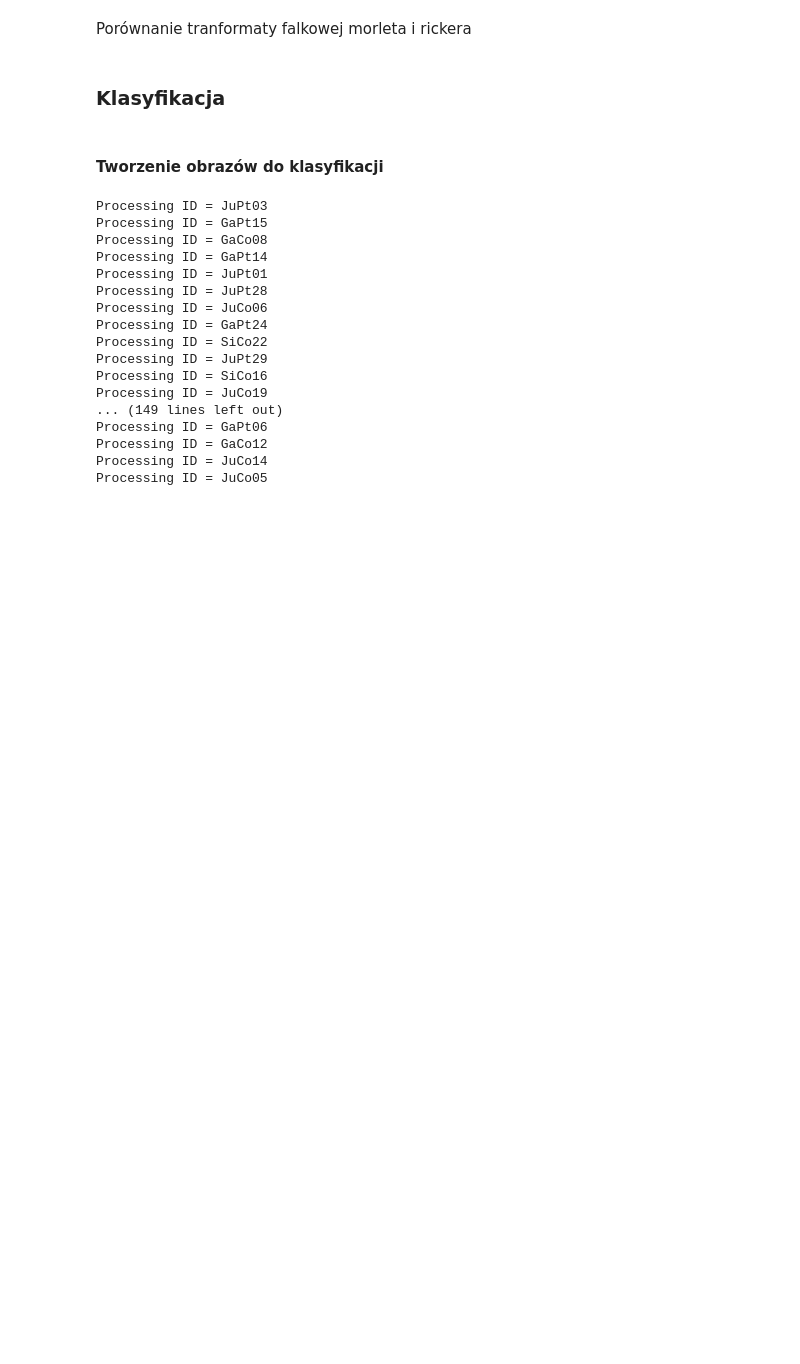
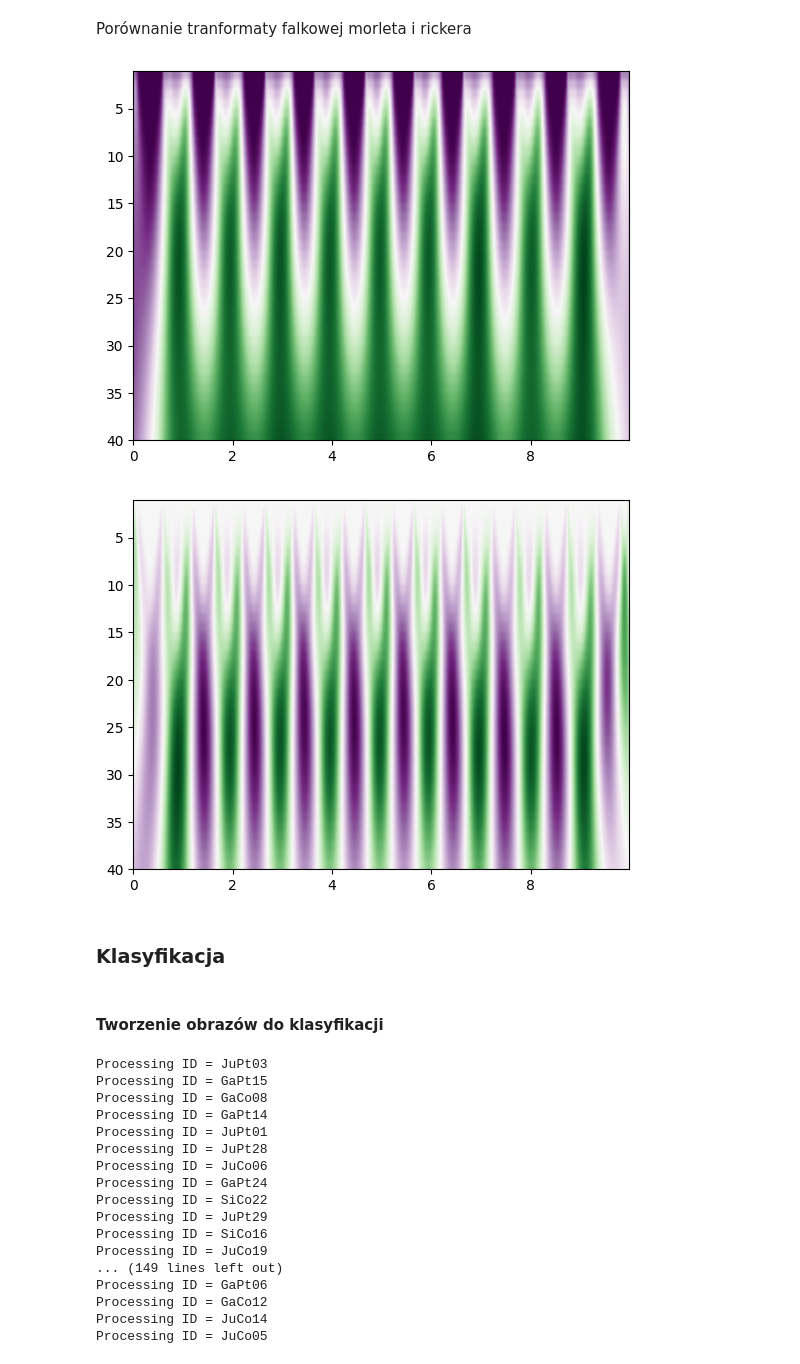
Before and after one commit to kaczmarekkacper/Parkinson-resnet, a Jupyter notebook: Parkinson.ipynb, the cells around one changed output. Drawn from its saved outputs; the diff is of its cells as text; code cells hidden in the pictures; blank space fills up the shorter version.

```diff
--- a/Parkinson.ipynb
+++ b/Parkinson.ipynb
@@ -180,35 +223,38 @@ Porównanie tranformaty falkowej morleta i rickera
 # %%
 import matplotlib.pyplot as plt
 from scipy import signal
 import numpy as np
 
 healthy_patient_id = "GaCo16"
 parkinson_patient_id = "GaPt26"
 
 healthy_record = records[healthy_patient_id]["data1"]
 
 # sample_number = 4034
 sample_number = 1000
 
 y_healthy = healthy_record.Force_Left.head(sample_number)
 x_healthy = healthy_record.Time.head(sample_number)
 
 
-width = 100
+width = 40
 
-w = 0.0
+w = 0
 widths = np.arange(1, width)
-cwtmatr = signal.cwt(y_healthy, signal.morlet2, widths, w=w)
+cwtmatr = signal.cwt(y_healthy, signal.morlet2, widths, dtype='float64', w=w)
 
 plt.figure()
-plt.imshow(abs(cwtmatr), extent=[0, x_healthy.values[-1], width, 1], cmap='PRGn', aspect='auto', vmax=abs(cwtmatr).max(), vmin=-abs(cwtmatr).min())
+plt.imshow(cwtmatr, extent=[0, x_healthy.values[-1], width, 1], cmap='PRGn', aspect='auto', vmax=cwtmatr.max(), vmin=cwtmatr.min())
 plt.savefig("plots/healthy-morlet.pdf", format="pdf", bbox_inches="tight")
 
 widths = np.arange(1, width)
-cwtmatr = signal.cwt(y_healthy, signal.ricker, widths)
+cwtmatr = signal.cwt(y_healthy, signal.ricker, widths, dtype='float64')
 plt.figure()
-plt.imshow(abs(cwtmatr), extent=[0, x_healthy.values[-1], width, 1], cmap='PRGn', aspect='auto', vmax=abs(cwtmatr).max(), vmin=-abs(cwtmatr).min())
+plt.imshow(cwtmatr, extent=[0, x_healthy.values[-1], width, 1], cmap='PRGn', aspect='auto', vmax=cwtmatr.max(), vmin=cwtmatr.min())
 plt.savefig("plots/healthy-ricker.pdf", format="pdf", bbox_inches="tight")
+# %% [output]
+[figure, added]
+[figure, added]
 # %% [markdown]
 ### Klasyfikacja
 # %% [markdown]
```
Also changed, not shown: parts of 10 cells of this notebook, 5 other files.
